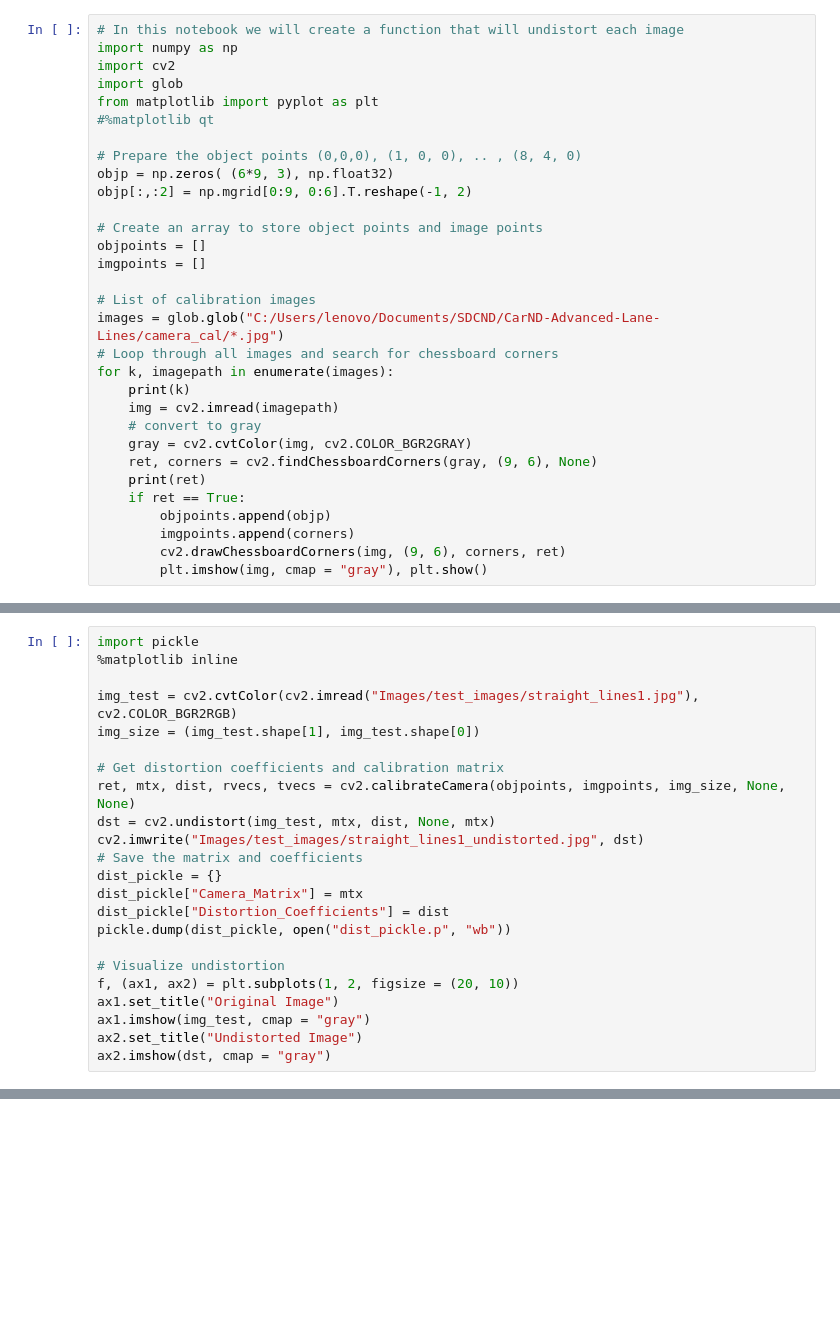
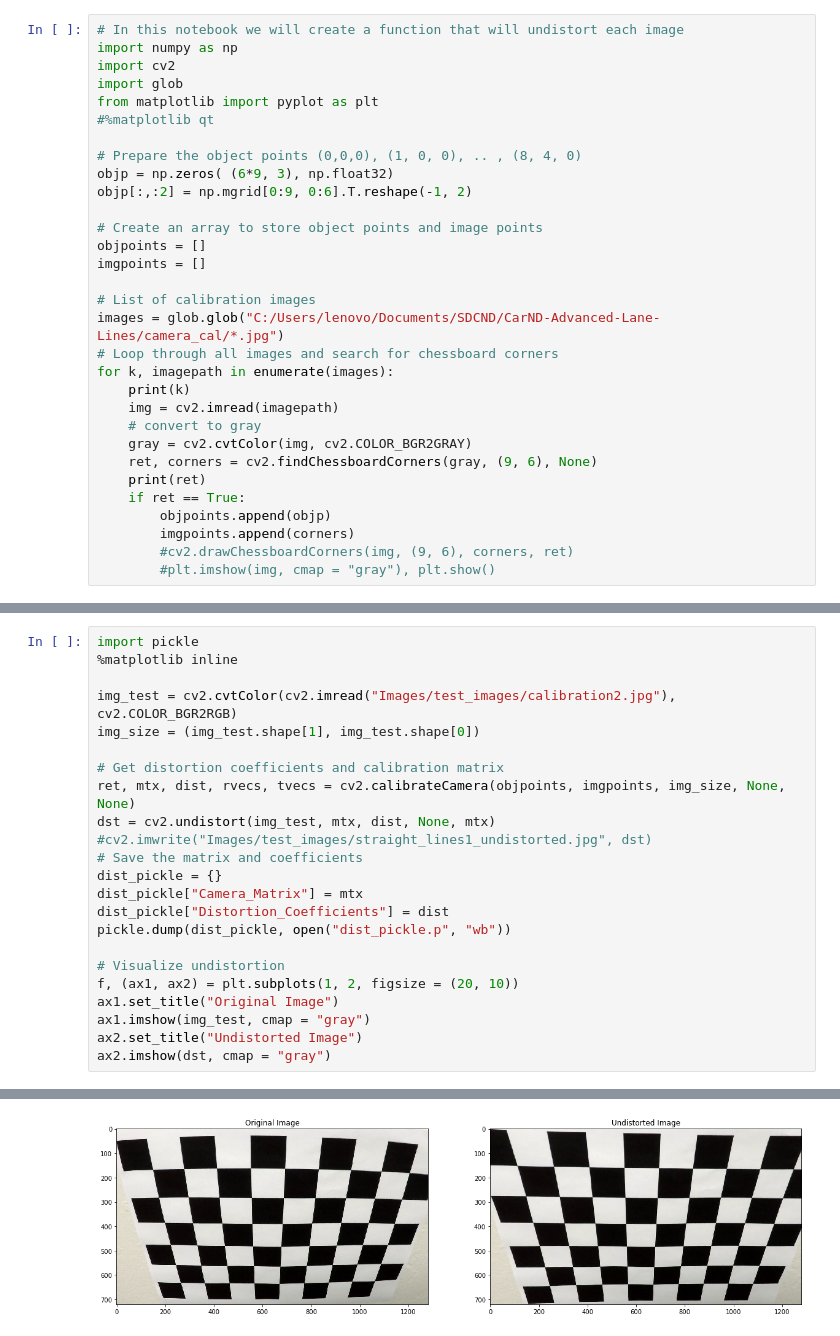
Before and after one commit to Thayjes/Advanced-Lane-Finding, a Jupyter notebook: Calibration.ipynb, the cells around one changed output, grey strips where cells are left out. Cells and saved outputs as stored; diff of their text form; blank space fills up the shorter version.

```diff
--- a/Calibration.ipynb
+++ b/Calibration.ipynb
@@ -27,5 +27,5 @@ for k, imagepath in enumerate(images):
     if ret == True:
         objpoints.append(objp)
         imgpoints.append(corners)
-        cv2.drawChessboardCorners(img, (9, 6), corners, ret)
-        plt.imshow(img, cmap = "gray"), plt.show()
+        #cv2.drawChessboardCorners(img, (9, 6), corners, ret)
+        #plt.imshow(img, cmap = "gray"), plt.show()
@@ -33,13 +51,13 @@ for k, imagepath in enumerate(images):
 import pickle
 %matplotlib inline
 
-img_test = cv2.cvtColor(cv2.imread("Images/test_images/straight_lines1.jpg"), cv2.COLOR_BGR2RGB)
+img_test = cv2.cvtColor(cv2.imread("Images/test_images/calibration2.jpg"), cv2.COLOR_BGR2RGB)
 img_size = (img_test.shape[1], img_test.shape[0])
 
 # Get distortion coefficients and calibration matrix
 ret, mtx, dist, rvecs, tvecs = cv2.calibrateCamera(objpoints, imgpoints, img_size, None, None)
 dst = cv2.undistort(img_test, mtx, dist, None, mtx)
-cv2.imwrite("Images/test_images/straight_lines1_undistorted.jpg", dst)
+#cv2.imwrite("Images/test_images/straight_lines1_undistorted.jpg", dst)
 # Save the matrix and coefficients
 dist_pickle = {}
 dist_pickle["Camera_Matrix"] = mtx
@@ -52,3 +70,4 @@ ax1.set_title("Original Image")
 ax1.imshow(img_test, cmap = "gray")
 ax2.set_title("Undistorted Image")
 ax2.imshow(dst, cmap = "gray")
+# %% [output]
@@ -54,0 +75 @@ ax2.imshow(dst, cmap = "gray")
+[figure, added]
```
Also changed, not shown: parts of 5 cells of this notebook, 8 other files.
